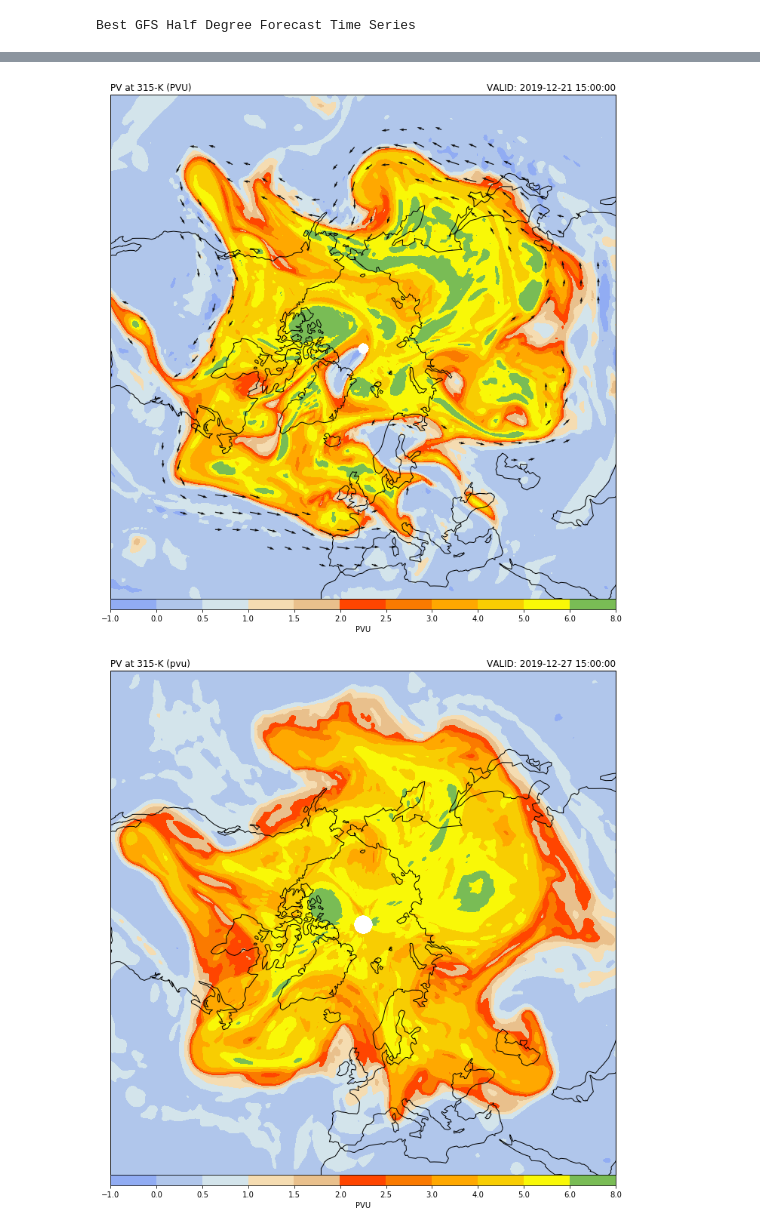
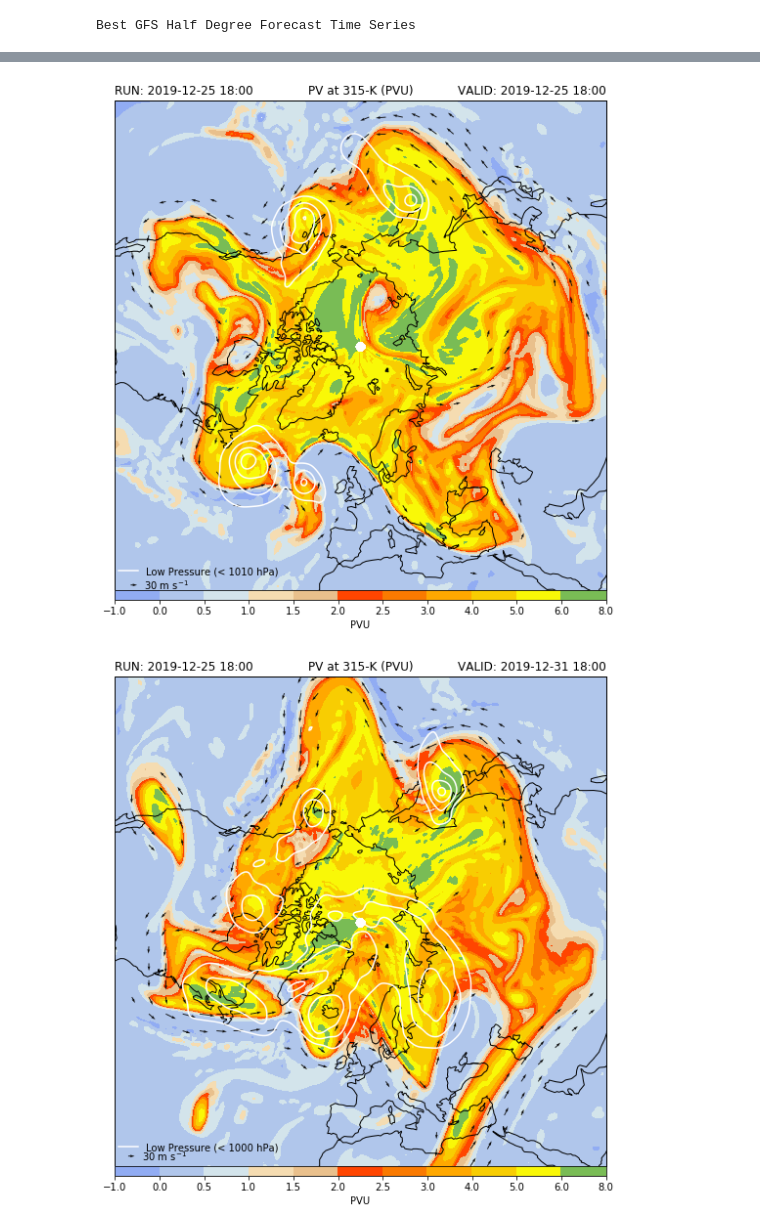
Before and after one commit to steidani/weather, a Jupyter notebook: jet_stream/gfs_forecast_pv.ipynb, the cells around one changed output, grey strips where cells are left out. Drawn from its saved outputs; the diff is of its cells as text; code cells hidden in the pictures.

```diff
--- a/jet_stream/gfs_forecast_pv.ipynb
+++ b/jet_stream/gfs_forecast_pv.ipynb
@@ -97,6 +99,7 @@ press = data['isobaric'][:].values * units('Pa')
 temperature = data['Temperature_isobaric'][:]
 uwnd = data['u-component_of_wind_isobaric'][:]
 vwnd = data['v-component_of_wind_isobaric'][:]
+mslp = data['Pressure_reduced_to_MSL_msl'][:].values / 100 * units('hPa')
 
 # NOTE: different number of vertical pressure levels for temperature(isobaric6) and wind(isobaric)
 # print('Shape of Temperature ' + str(temperature.shape) + ' is not equal to shape of wind ' + str(uwnd.shape) + '!')
@@ -111,7 +124,7 @@ temperature = temperature.metpy.sel(vertical=press)
 dx, dy = mpcalc.lat_lon_grid_deltas(lons, lats)
 
 # calculate potential temperature theta
-theta = mpcalc.potential_temperature(press[None,:, None, None], temperature)
+theta = mpcalc.potential_temperature(press[None,:, None, None], temperature.values*units.kelvin)
 
 # Comput the PV on all isobaric surfaces
 pv = mpcalc.potential_vorticity_baroclinic(theta, press[None, :, None, None], uwnd, vwnd,
@@ -127,7 +140,7 @@ pv = mpcalc.potential_vorticity_baroclinic(theta, press[None, :, None, None], uw
 
 # isentropic surface
 isentlevs = np.arange(315, 320, 5) * units.kelvin
-isent_anal = mpcalc.isentropic_interpolation(isentlevs, press, temperature.values*units.kelvin, pv*1e6, uwnd, vwnd, axis=1)
+isent_anal = mpcalc.isentropic_interpolation(isentlevs, press, temperature, pv*1e6, uwnd, vwnd, axis=1)
 _, pv, uwnd, vwnd = isent_anal
 
 # vertical average if multiple surfaces
@@ -145,9 +158,9 @@ vwnd*=wspd
 
 # Smooth using a gaussian filter from scipy.ndimage
 pv, clons = cutil.add_cyclic_point(pv, coord=lons)
-#uwnd = cutil.add_cyclic_point(uwnd)
-#vwnd = cutil.add_cyclic_point(vwnd)
 pv = mpcalc.smooth_gaussian(pv, 5)
+mslp = cutil.add_cyclic_point(mslp)
+mslp = mpcalc.smooth_gaussian(mslp, 5)
 # %%
 # =======
 # Prepare famous ETH PV colorbar
@@ -177,41 +190,52 @@ cmap, norm = from_levels_and_colors(levels, colors, extend='neither')
 # Plotting on a map
 
 # Set up the projection
 datacrs = ccrs.PlateCarree()                           # projecetion of the data
 plotcrs = ccrs.NorthPolarStereo(central_longitude=0.0) # wanted projection
 
 # Make a grid of lat/lon values to use for plotting with Basemap.
 clon, clat = np.meshgrid(clons, lats)
 
-fig = plt.figure(1, figsize=(12., 13.))
+fig = plt.figure(1, figsize=(9., 10.))
 gs = gridspec.GridSpec(2, 1, height_ratios=[1, .02],
                        bottom=.07, top=.99, hspace=0.01, wspace=0.01)
-
 ax = plt.subplot(gs[0], projection=plotcrs)
 
 # ax.set_extent([west long, east long, south lat, north lat])
 ax.set_extent([-180, 180, 30, 90], ccrs.PlateCarree())
 ax.coastlines(edgecolor='black', linewidth=1)
 
 # plot PV
 cs1 = ax.contourf(clon, clat, pv[0], levels=levels, cmap=cmap, norm=norm,
                  transform=datacrs)
 cbar = plt.colorbar(cs1, orientation='horizontal', pad=0, aspect=50, extendrect=True)
 cbar.set_ticks(levels)
 cbar.set_label('PVU')
 
+# plot low pressure systems
+cs2 = ax.contour(clon, clat, mslp[0], levels=np.arange(900, 1010, 10), colors='1',
+                 transform=datacrs)
+white_line = mlines.Line2D([], [], color='white', label='Low Pressure (< 1000 hPa)')
+ax.legend(handles=[white_line],
+               loc='lower left', bbox_to_anchor=(-0.01, 0.01), frameon=False)
+
 # plot wind
-q1 = ax.quiver(clon[:,1:], clat[:,1:], uwnd[0].m, vwnd[0].m, color='0.05', width=0.0018, angles="xy", regrid_shape=30, transform=datacrs)
+q1 = ax.quiver(clon[:,1:], clat[:,1:], uwnd[0].m, vwnd[0].m, color='0.05', width=0.0018,
+               regrid_shape=30, zorder=1, transform=datacrs)
+ax.quiverkey(q1, 0.045, 0.01, 30, r'30 m s$^{-1}$', labelpos='E', coordinates='axes')
 
 # plot title
-ax.set_title('PV at 315-K (PVU)', loc='left')
-ax.set_title('VALID: {}'.format(vtime[0]), loc='right')
+ax.set_title('PV at 315-K (PVU)', loc='center')
+ax.set_title('RUN: {}'.format(vtime[0].strftime("%Y-%m-%d %H:%M")), loc='left')
+ax.set_title('VALID: {}'.format(vtime[0].strftime("%Y-%m-%d %H:%M")), loc='right')
 
+# save and show figure
+plt.savefig('test.png', dpi=300, bbox_inches='tight')
 plt.show()
 # %% [output]
-[figure, old version]
+[figure, new version]
 # %%
-# =======
+# ======= EXTRA
 # plot as animation
 
 from matplotlib import animation
@@ -220,15 +244,12 @@ nframes = 7 #number of frames per cycle
 seconds = 14. #desired duration
 interval = seconds/nframes
 
-
 # First set up the figure, the axis, and the plot element we want to animate
-fig = plt.figure(1, figsize=(12., 13.))
+fig = plt.figure(1, figsize=(9., 10.))
 gs = gridspec.GridSpec(2, 1, height_ratios=[1, .02],
                        bottom=.07, top=.99, hspace=0.01, wspace=0.01)
 ax = plt.subplot(gs[0], projection=plotcrs)
-# ax.set_extent([west long, east long, south lat, north lat])
-ax.set_extent([-180, 180, 30, 90], ccrs.PlateCarree())
-ax.coastlines(edgecolor='black', linewidth=1)
+
 
 # initialization function: plot the background of each frame
 
@@ -238,14 +259,44 @@ def init():
 
 # animation function.  This is called sequentially
 def animate(i):
+
+    # clear previous data
+    ax.clear()
+
+    # ax.set_extent([west long, east long, south lat, north lat])
+    ax.set_extent([-180, 180, 30, 90], ccrs.PlateCarree())
+
+    # plot coasline
+    ax.coastlines(edgecolor='black', linewidth=1)
+
+    # plot PV
     cs1 = ax.contourf(clon, clat, pv[i], levels=levels, cmap=cmap, norm=norm,
-                 transform=datacrs)
+                      transform=datacrs)
+
+    # plot low pressure systems
+    cs2 = ax.contour(clon, clat, mslp[i], levels=np.arange(900, 1010, 10), colors='white',
+                     transform=datacrs)
+
+    # plot wind
+    q1 = ax.quiver(clon[:,1:], clat[:,1:], uwnd[i].m, vwnd[i].m, color='0.05', width=0.0018,
+                   regrid_shape=30, zorder=1, transform=datacrs)
 
     # plot title
-    ax.set_title('PV at 315-K (pvu)', loc='left')
-    ax.set_title('VALID: {}'.format(vtime[i]), loc='right')
+    ax.set_title('PV at 315-K (PVU)', loc='center')
+    ax.set_title('RUN: {}'.format(vtime[0].strftime("%Y-%m-%d %H:%M")), loc='left')
+    ax.set_title('VALID: {}'.format(vtime[i].strftime("%Y-%m-%d %H:%M")), loc='right')
+
+    # SLP contour and legend
+    white_line = mlines.Line2D([], [], color='white', label='Low Pressure (< 1000 hPa)')
+    ax.legend(handles=[white_line],
+                   loc='lower left', bbox_to_anchor=(-0.01, 0.01), frameon=False)
+
+    # quiverkey Wind
+    ax.quiverkey(q1, 0.04, 0.02, 30, r'30 m s$^{-1}$', labelpos='E', coordinates='axes')
+
     return
 
+# colorbar PV
 cbar = plt.colorbar(cs1, orientation='horizontal', pad=0, aspect=50, extendrect=True)
 cbar.set_ticks(levels)
 cbar.set_label('PVU')
@@ -256,4 +307,4 @@ anim = animation.FuncAnimation(fig, animate, init_func=init,
                                blit=False)
 anim.save('anim.gif', dpi=200, fps = 1/interval, writer='imagemagick')
 # %% [output]
-[figure, old version]
+[figure, new version]
```
Also changed, not shown: parts of 4 cells of this notebook, 1 other file.
